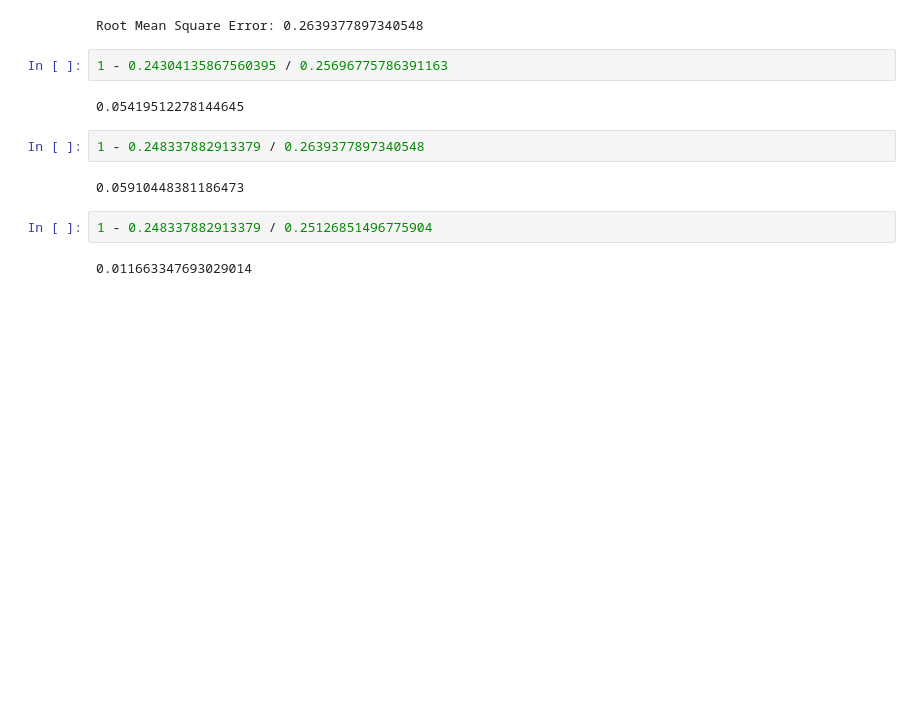
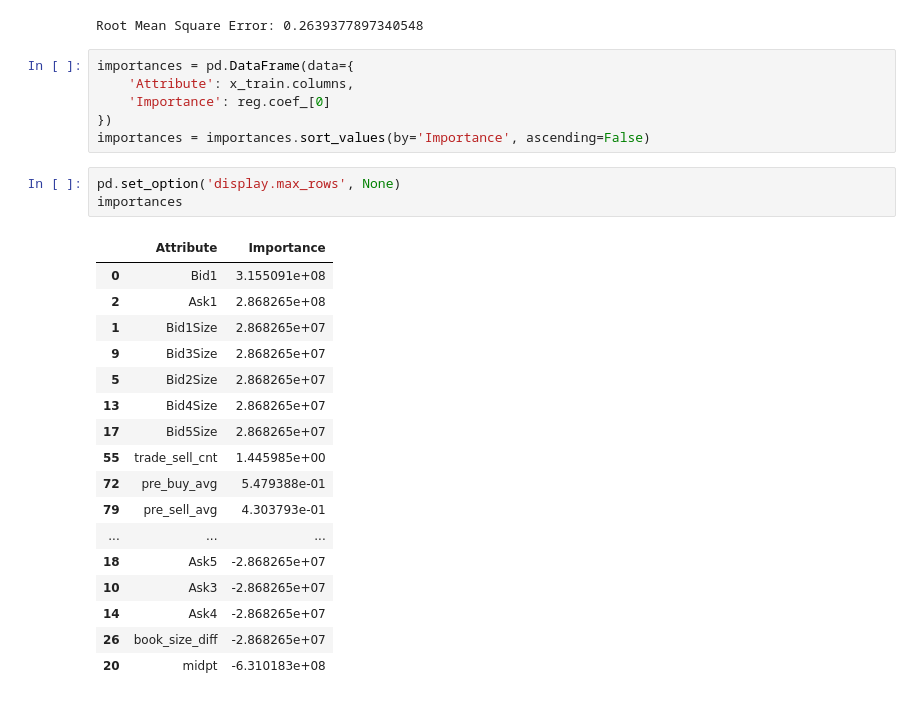
Before and after one commit to chun-code/stock_price, a Jupyter notebook: code.ipynb, the cells around one changed output. Saved outputs shown, nothing was run; the diff lists cells and outputs as text; blank space fills up the shorter version.

```diff
--- a/code.ipynb
+++ b/code.ipynb
@@ -716,15 +761,30 @@ RMSE = math.sqrt(MSE)
 print("Root Mean Square Error:",RMSE)
 # %% [output]
 Root Mean Square Error: 0.2639377897340548
-# %%
-1 - 0.24304135867560395 / 0.25696775786391163
-# %% [output]
-0.05419512278144645
-# %%
-1 - 0.248337882913379 / 0.2639377897340548
-# %% [output]
-0.05910448381186473
-# %%
-1 - 0.248337882913379 / 0.25126851496775904
-# %% [output]
-0.011663347693029014
+# %%
+importances = pd.DataFrame(data={
+    'Attribute': x_train.columns,
+    'Importance': reg.coef_[0]
+})
+importances = importances.sort_values(by='Importance', ascending=False)
+# %%
+pd.set_option('display.max_rows', None)
+importances
+# %% [output]
+|  | Attribute | Importance |
+| 0 | Bid1 | 3.155091e+08 |
+| 2 | Ask1 | 2.868265e+08 |
+| 1 | Bid1Size | 2.868265e+07 |
+| 9 | Bid3Size | 2.868265e+07 |
+| 5 | Bid2Size | 2.868265e+07 |
+| 13 | Bid4Size | 2.868265e+07 |
+| 17 | Bid5Size | 2.868265e+07 |
+| 55 | trade_sell_cnt | 1.445985e+00 |
+| 72 | pre_buy_avg | 5.479388e-01 |
+| 79 | pre_sell_avg | 4.303793e-01 |
+| ... | ... | ... |
+| 18 | Ask5 | -2.868265e+07 |
+| 10 | Ask3 | -2.868265e+07 |
+| 14 | Ask4 | -2.868265e+07 |
+| 26 | book_size_diff | -2.868265e+07 |
+| 20 | midpt | -6.310183e+08 |
```
Also changed, not shown: parts of 16 cells of this notebook.
